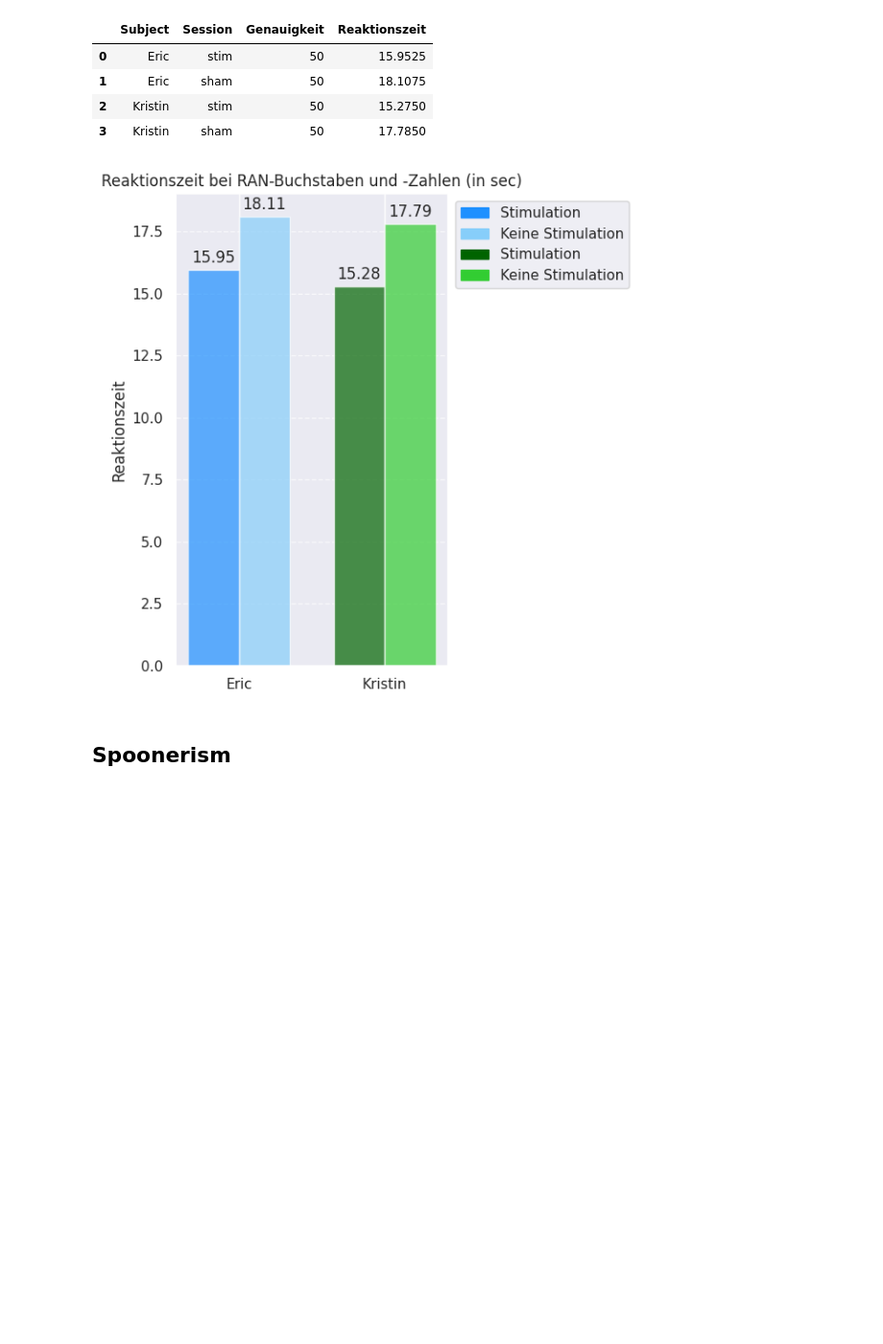
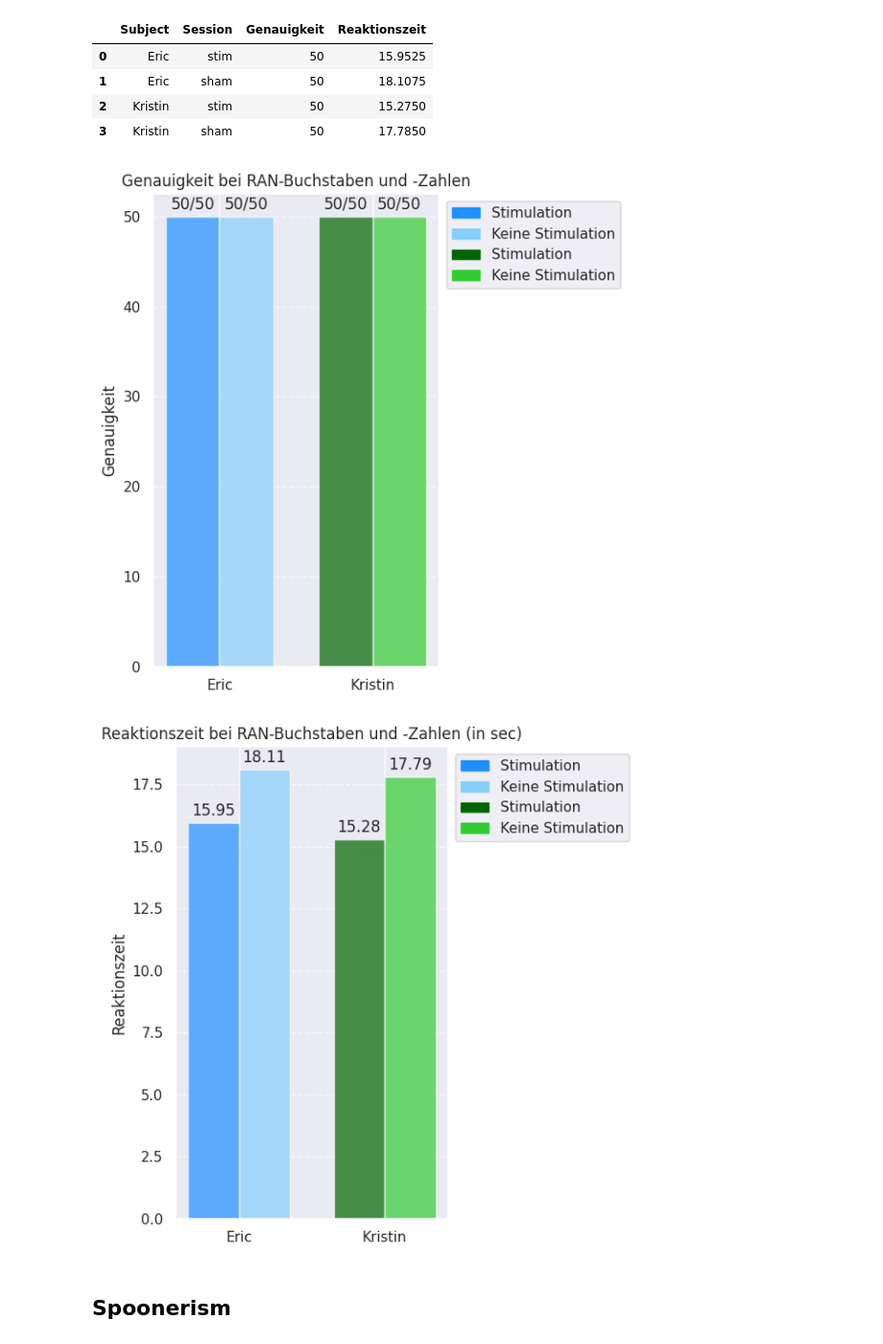
Before and after one commit to cristinarainich/DDCS, a Jupyter notebook: Results_presentation.ipynb, the cells around one changed output. Shown at 96% size. Cells and saved outputs as stored; diff of their text form; code cells hidden in the pictures; blank space fills up the shorter version.

```diff
--- a/Results_presentation.ipynb
+++ b/Results_presentation.ipynb
@@ -121,14 +121,27 @@ def create_plots(data, plot, title):
       ax.bar(i * 2 - bar_width/2, session1_value, bar_width, alpha=0.7, label=f'Stimulation' if i == 0 else "", color=session1_color)
       ax.bar(i * 2 + bar_width/2, session2_value, bar_width, alpha=0.7, label=f'Keine Stimulation' if i == 0 else "", color=session2_color)
 
-
-      ax.annotate(f'{session1_value:.2f}',
+      if plot == 'Genauigkeit':
+        ax.annotate(f'{int(session1_value)}/50',
                     xy=(i * 2 - bar_width / 2, session1_value),
                     xytext=(0, 3),
                     textcoords="offset points",
                     ha='center', va='bottom')
 
-      ax.annotate(f'{session2_value:.2f}',
+        ax.annotate(f'{int(session2_value)}/50',
+                    xy=(i * 2 + bar_width / 2, session2_value),
+                    xytext=(0, 3),
+                    textcoords="offset points",
+                    ha='center', va='bottom')
+
+      else:
+        ax.annotate(f'{session1_value:.2f}',
+                    xy=(i * 2 - bar_width / 2, session1_value),
+                    xytext=(0, 3),
+                    textcoords="offset points",
+                    ha='center', va='bottom')
+
+        ax.annotate(f'{session2_value:.2f}',
                     xy=(i * 2 + bar_width / 2, session2_value),
                     xytext=(0, 3),
                     textcoords="offset points",
@@ -150,13 +163,14 @@ def create_plots(data, plot, title):
   plt.tight_layout()
   plt.show()
 # %%
-#create_plots(df, 'Genauigkeit', 'Genauigkeit bei RAN-Buchstaben und -Zahlen')
+create_plots(df, 'Genauigkeit', 'Genauigkeit bei RAN-Buchstaben und -Zahlen')
 #print('')
 #print('')
 #print('')
 create_plots(df, 'Reaktionszeit', 'Reaktionszeit bei RAN-Buchstaben und -Zahlen (in sec)')
 # %% [output]
-[figure, old version]
+[figure, new version]
+[figure, added]
 # %% [markdown]
 ## Spoonerism
 # %% [markdown]
```
Also changed, not shown: parts of 6 cells of this notebook.
